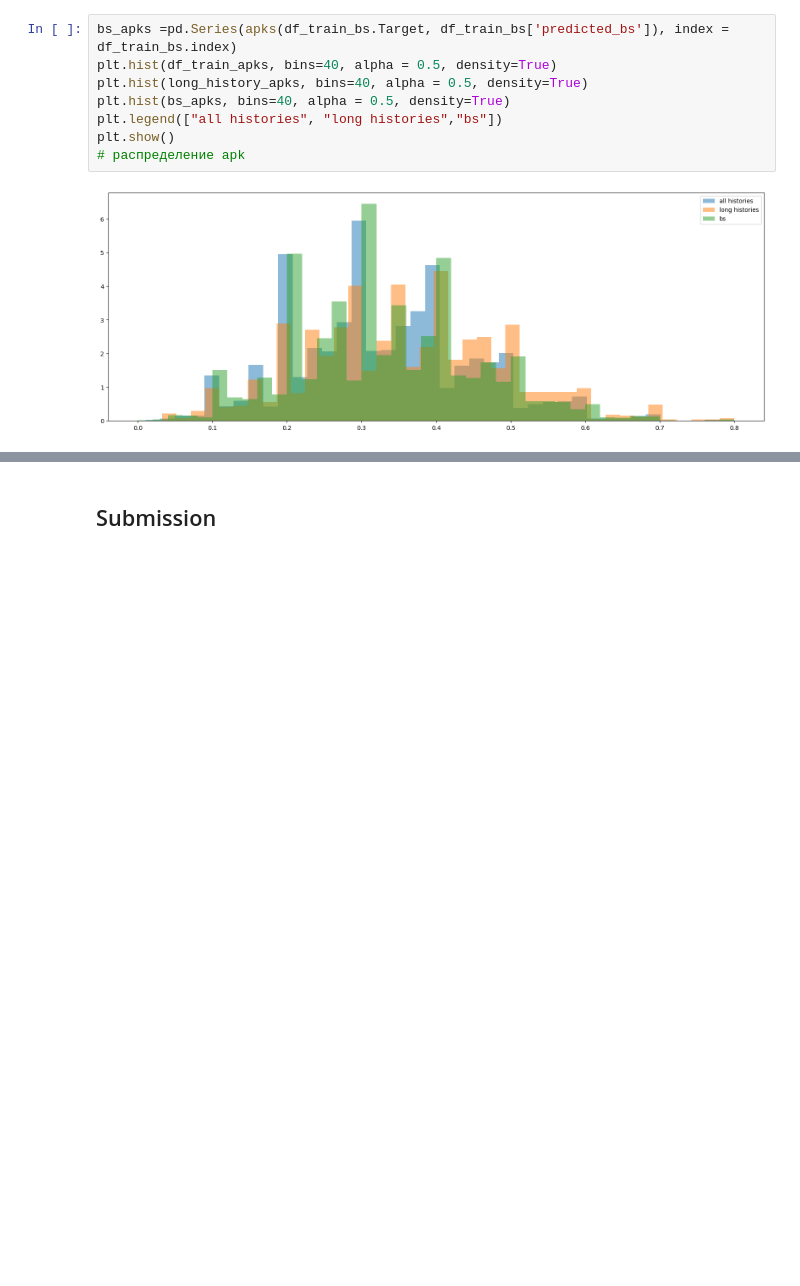
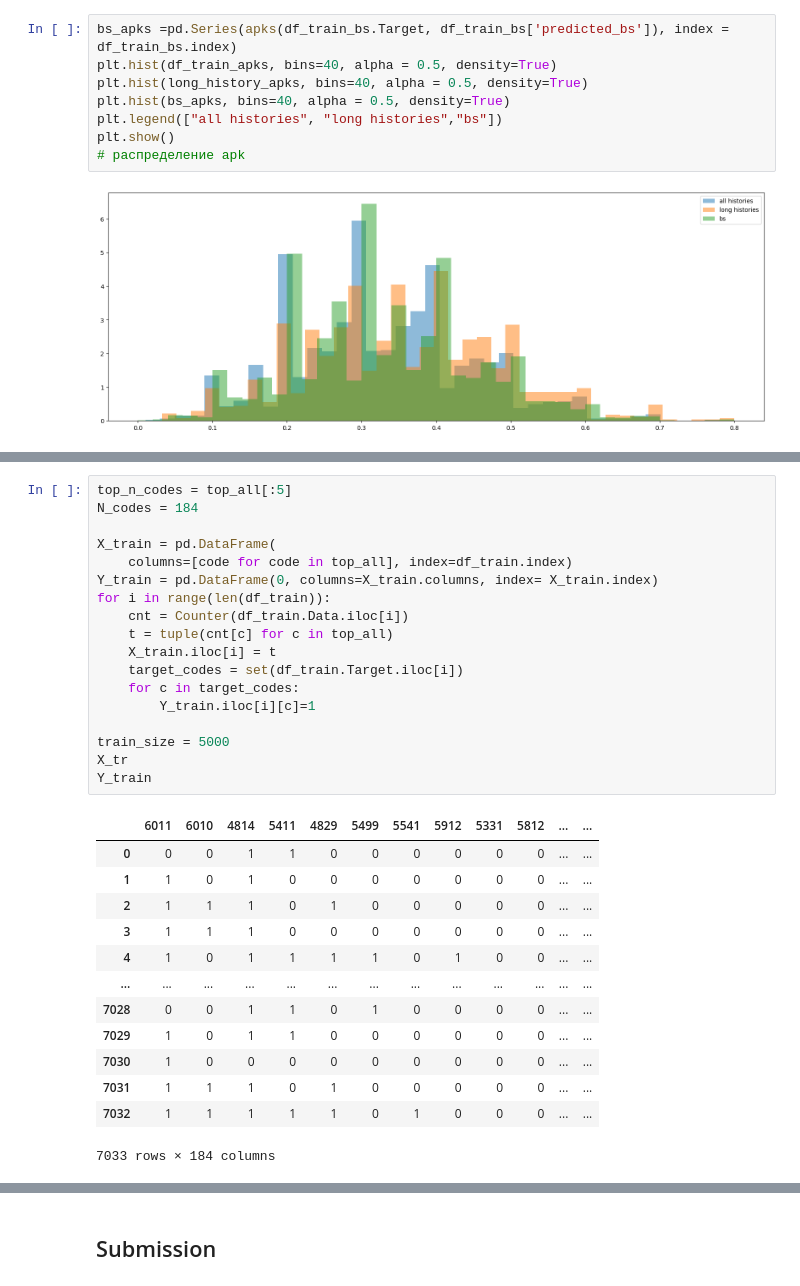
Before and after one commit to SergeyPishchulov/Alfa-Card-transactions-prediction, a Jupyter notebook: baseline-popular-transactions.ipynb, the cells around one changed output, grey strips where cells are left out. Cells and saved outputs as stored; diff of their text form; blank space fills up the shorter version.

```diff
--- a/baseline-popular-transactions.ipynb
+++ b/baseline-popular-transactions.ipynb
@@ -476,0 +518,32 @@ plt.show()
+# %%
+top_n_codes = top_all[:5]
+N_codes = 184
+
+X_train = pd.DataFrame(
+    columns=[code for code in top_all], index=df_train.index)
+Y_train = pd.DataFrame(0, columns=X_train.columns, index= X_train.index)
+for i in range(len(df_train)):
+    cnt = Counter(df_train.Data.iloc[i])
+    t = tuple(cnt[c] for c in top_all)
+    X_train.iloc[i] = t
+    target_codes = set(df_train.Target.iloc[i])
+    for c in target_codes:
+        Y_train.iloc[i][c]=1
+
+train_size = 5000
+X_tr
+Y_train
+# %% [output]
+|  | 6011 | 6010 | 4814 | 5411 | 4829 | 5499 | 5541 | 5912 | 5331 | 5812 | ... | ... |
+| 0 | 0 | 0 | 1 | 1 | 0 | 0 | 0 | 0 | 0 | 0 | ... | ... |
+| 1 | 1 | 0 | 1 | 0 | 0 | 0 | 0 | 0 | 0 | 0 | ... | ... |
+| 2 | 1 | 1 | 1 | 0 | 1 | 0 | 0 | 0 | 0 | 0 | ... | ... |
+| 3 | 1 | 1 | 1 | 0 | 0 | 0 | 0 | 0 | 0 | 0 | ... | ... |
+| 4 | 1 | 0 | 1 | 1 | 1 | 1 | 0 | 1 | 0 | 0 | ... | ... |
+| ... | ... | ... | ... | ... | ... | ... | ... | ... | ... | ... | ... | ... |
+| 7028 | 0 | 0 | 1 | 1 | 0 | 1 | 0 | 0 | 0 | 0 | ... | ... |
+| 7029 | 1 | 0 | 1 | 1 | 0 | 0 | 0 | 0 | 0 | 0 | ... | ... |
+| 7030 | 1 | 0 | 0 | 0 | 0 | 0 | 0 | 0 | 0 | 0 | ... | ... |
+| 7031 | 1 | 1 | 1 | 0 | 1 | 0 | 0 | 0 | 0 | 0 | ... | ... |
+| 7032 | 1 | 1 | 1 | 1 | 1 | 0 | 1 | 0 | 0 | 0 | ... | ... |
+7033 rows × 184 columns
```
Also changed, not shown: parts of 7 cells of this notebook.
